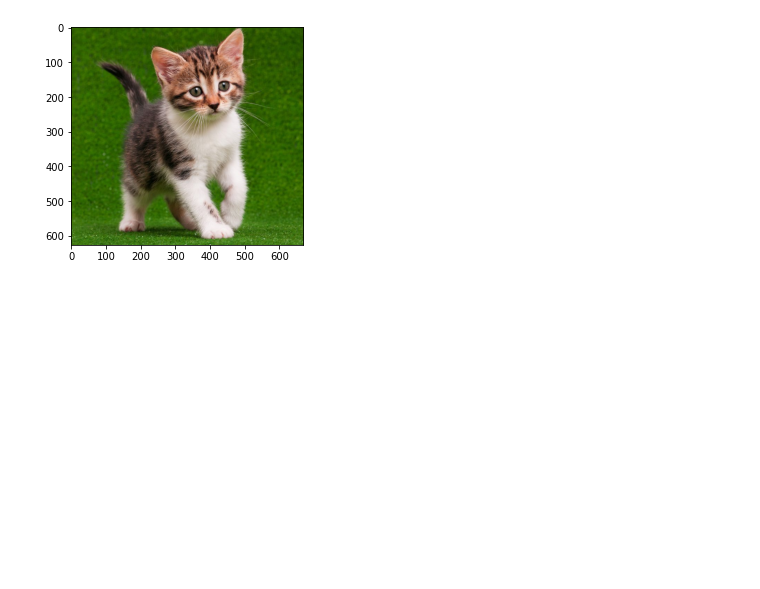
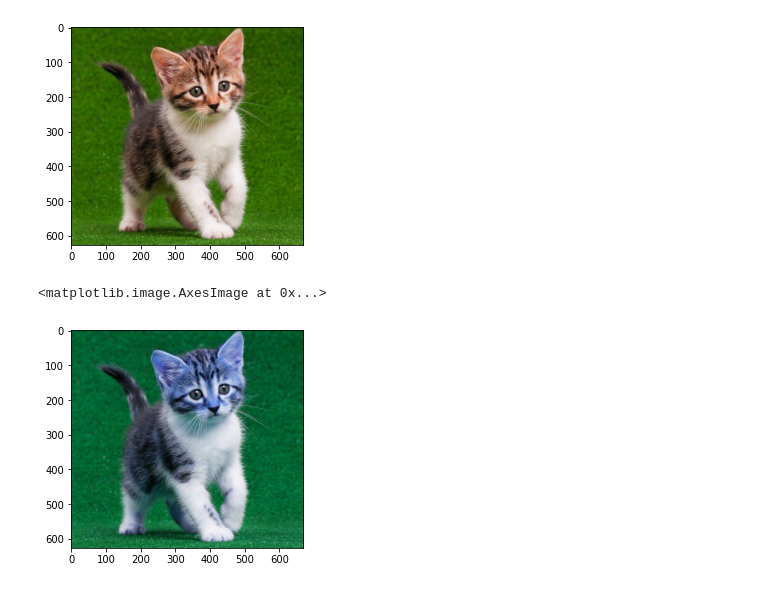
Before and after one commit to mayzura/PCVK_TI_2022, a Jupyter notebook: week2.ipynb, the cells around one changed output. Saved outputs shown, nothing was run; the diff lists cells and outputs as text; code cells hidden in the pictures; blank space fills up the shorter version.

```diff
--- a/week2.ipynb
+++ b/week2.ipynb
@@ -19,3 +19,10 @@ plt.imshow(img)
 # %% [output]
 <matplotlib.image.AxesImage at 0x...>
 [figure]
+# %%
+img2 = img
+img3 = cv.cvtColor(img,cv.COLOR_BGR2RGB)
+plt.imshow(img3)
+# %% [output]
+<matplotlib.image.AxesImage at 0x...>
+[figure, added]
```
